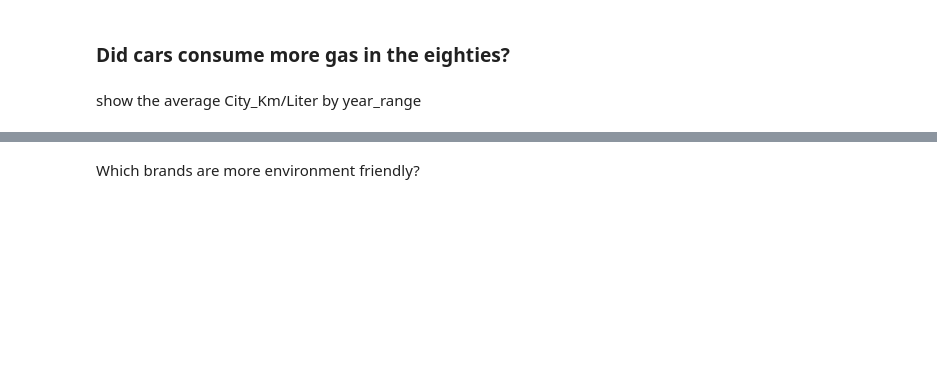
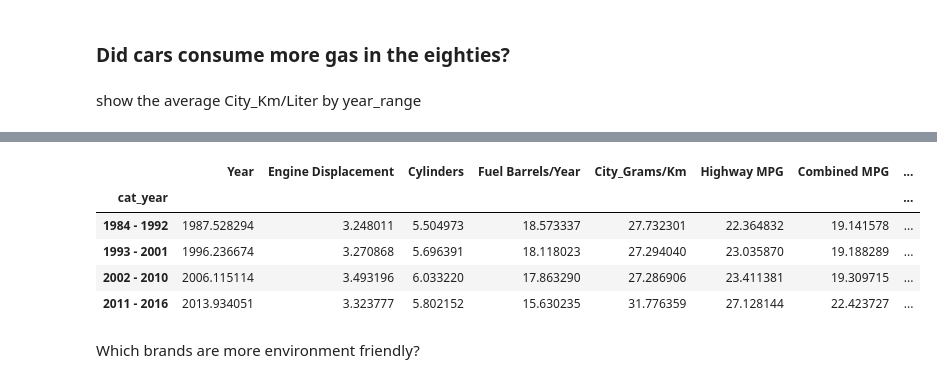
Before and after one commit to aychakurtulush/Ironhack-Labs, a Jupyter notebook: week1_PythonBasicsAndGit/pandas_lab/Lab_Pandas_Grouping_Data_Vehicles.ipynb, the cells around one changed output, grey strips where cells are left out. Cells and saved outputs as stored; diff of their text form; code cells hidden in the pictures; blank space fills up the shorter version.

```diff
--- a/week1_PythonBasicsAndGit/pandas_lab/Lab_Pandas_Grouping_Data_Vehicles.ipynb
+++ b/week1_PythonBasicsAndGit/pandas_lab/Lab_Pandas_Grouping_Data_Vehicles.ipynb
@@ -139,3 +188,12 @@ show the average City_Km/Liter by year_range
+# %%
+cars.groupby(['cat_year']).mean()
+# %% [output]
+|  | Year | Engine Displacement | Cylinders | Fuel Barrels/Year | City_Grams/Km | Highway MPG | Combined MPG | ... |
+| cat_year |  |  |  |  |  |  |  | ... |
+| 1984 - 1992 | 1987.528294 | 3.248011 | 5.504973 | 18.573337 | 27.732301 | 22.364832 | 19.141578 | ... |
+| 1993 - 2001 | 1996.236674 | 3.270868 | 5.696391 | 18.118023 | 27.294040 | 23.035870 | 19.188289 | ... |
+| 2002 - 2010 | 2006.115114 | 3.493196 | 6.033220 | 17.863290 | 27.286906 | 23.411381 | 19.309715 | ... |
+| 2011 - 2016 | 2013.934051 | 3.323777 | 5.802152 | 15.630235 | 31.776359 | 27.128144 | 22.423727 | ... |
 # %% [markdown]
 Which brands are more environment friendly?
 # %%
```
Also changed, not shown: parts of 6 cells of this notebook, 1 other file.
